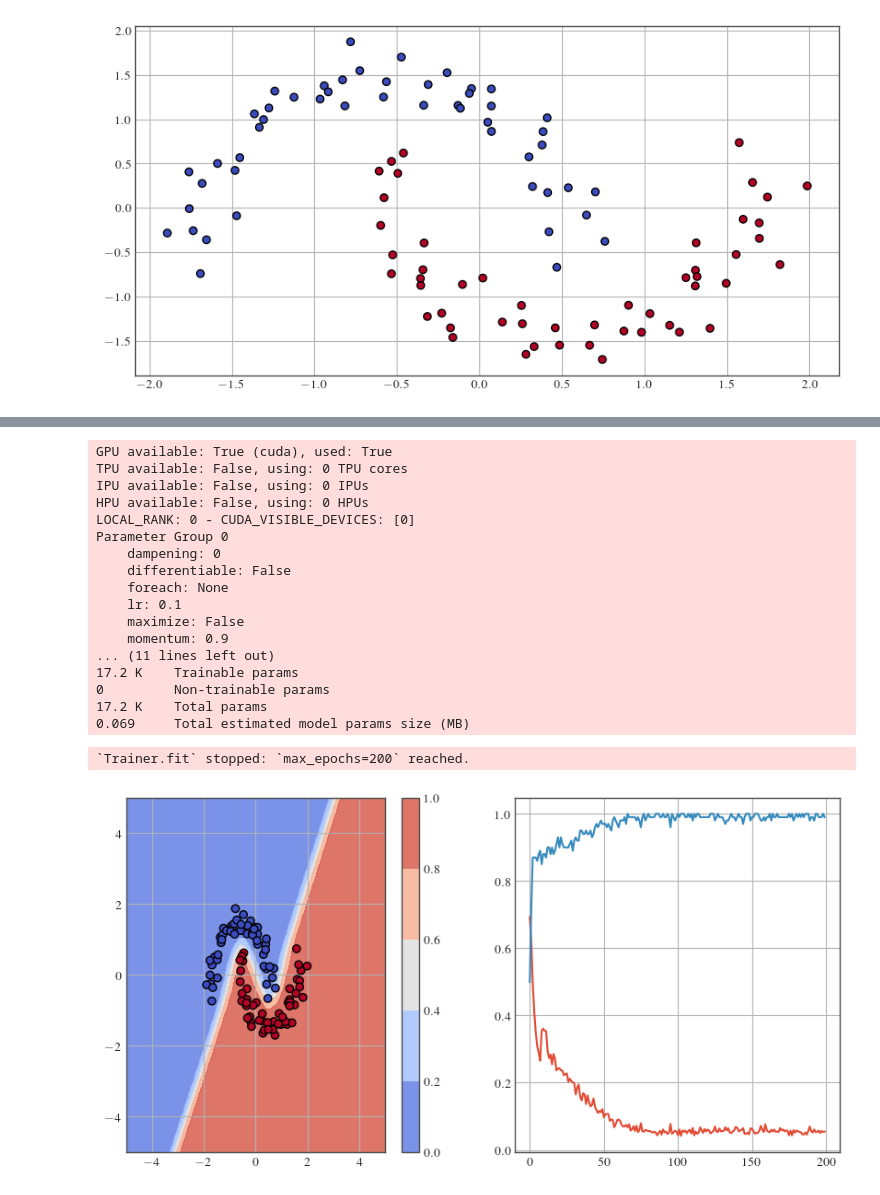
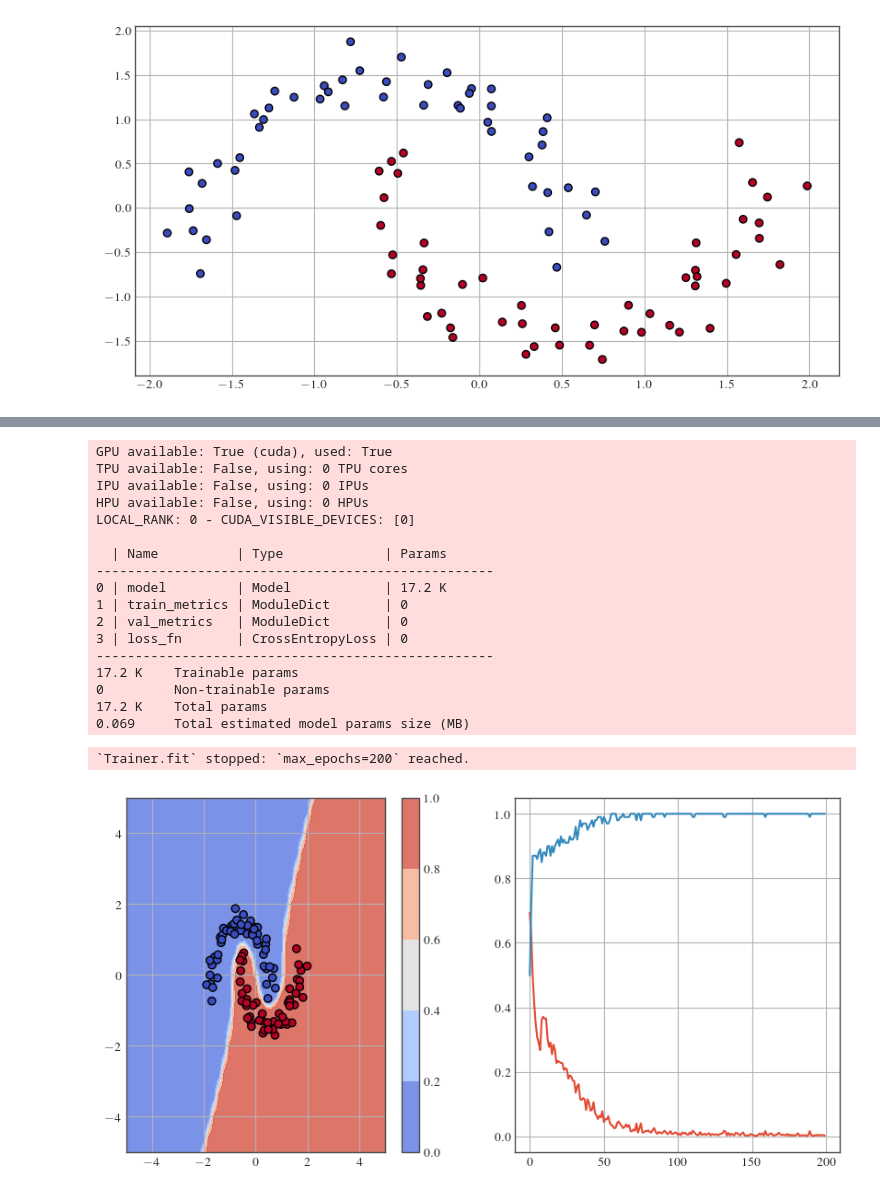
Before and after one commit to dhuseljic/dal-toolbox, a Jupyter notebook: notebooks/uncertainty/deterministic.ipynb, the cells around one changed output, grey strips where cells are left out. Saved outputs shown, nothing was run; the diff lists cells and outputs as text; code cells hidden in the pictures.

```diff
--- a/notebooks/uncertainty/deterministic.ipynb
+++ b/notebooks/uncertainty/deterministic.ipynb
@@ -124,42 +124,44 @@ from dal_toolbox.metrics import BrierScore, Accuracy
 num_epochs = 200
 torch.manual_seed(0)
 train_loader = torch.utils.data.DataLoader(train_ds, batch_size=128, shuffle=True)
 
-model = DeterministicModel(Model(), metrics={'accuracy': Accuracy()})
-# model = DeterministicMixupModel(Model(), num_classes=2, mixup_alpha=0.1, metrics={'accuracy': Accuracy()} )
-# model = DeterministicLabelsmoothingModel(Model(), label_smoothing=0.15, metrics={'accuracy': Accuracy()} )
+model = Model()
+optimizer = torch.optim.SGD(model.parameters(), lr=1e-1, momentum=0.9)
+model = DeterministicModel(model, optimizer=optimizer, train_metrics={'accuracy': Accuracy()})
+# model = DeterministicLabelsmoothingModel(model, optimizer=optimizer, label_smoothing=0.15, train_metrics={'accuracy': Accuracy()} )
+# model = DeterministicMixupModel(model, optimizer=optimizer, num_classes=2, mixup_alpha=0.05, train_metrics={'accuracy': Accuracy()} )
 
 history = MetricHistory()
 trainer = L.Trainer(max_epochs=num_epochs, callbacks=[history])
 trainer.fit(model, train_loader)
 
 model.eval()
 plt.figure(figsize=(10, 5))
 plt.subplot(121)
 plt.scatter(X[:, 0], X[:, 1], c=y)
 plot_contour(model)
 plt.subplot(122)
 # plt.plot([h['train_loss'] for h in history['train_history']])
 plt.plot([h['train_loss'] for h in history])
 plt.plot([h['accuracy'] for h in history])
 plt.show()
 # %% [output]
 GPU available: True (cuda), used: True
 TPU available: False, using: 0 TPU cores
 IPU available: False, using: 0 IPUs
 HPU available: False, using: 0 HPUs
 LOCAL_RANK: 0 - CUDA_VISIBLE_DEVICES: [0]
-Parameter Group 0
-    dampening: 0
-    differentiable: False
-    foreach: None
-    lr: 0.1
-    maximize: False
-    momentum: 0.9
-... (11 lines left out)
+
+  | Name          | Type             | Params
+---------------------------------------------------
+0 | model         | Model            | 17.2 K
+1 | train_metrics | ModuleDict       | 0
+2 | val_metrics   | ModuleDict       | 0
+3 | loss_fn       | CrossEntropyLoss | 0
+---------------------------------------------------
 17.2 K    Trainable params
 0         Non-trainable params
 17.2 K    Total params
 0.069     Total estimated model params size (MB)
 `Trainer.fit` stopped: `max_epochs=200` reached.
-[figure, old version]
+[figure, new version]
```
Also changed, not shown: parts of 1 cell of this notebook, 5 other files.
